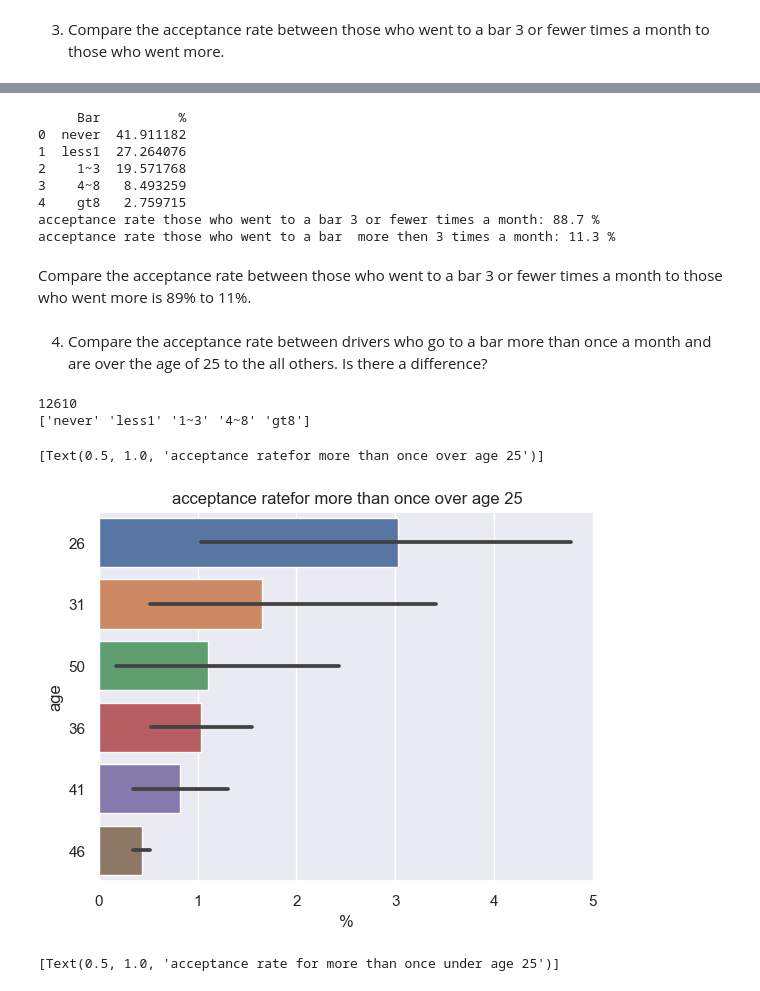
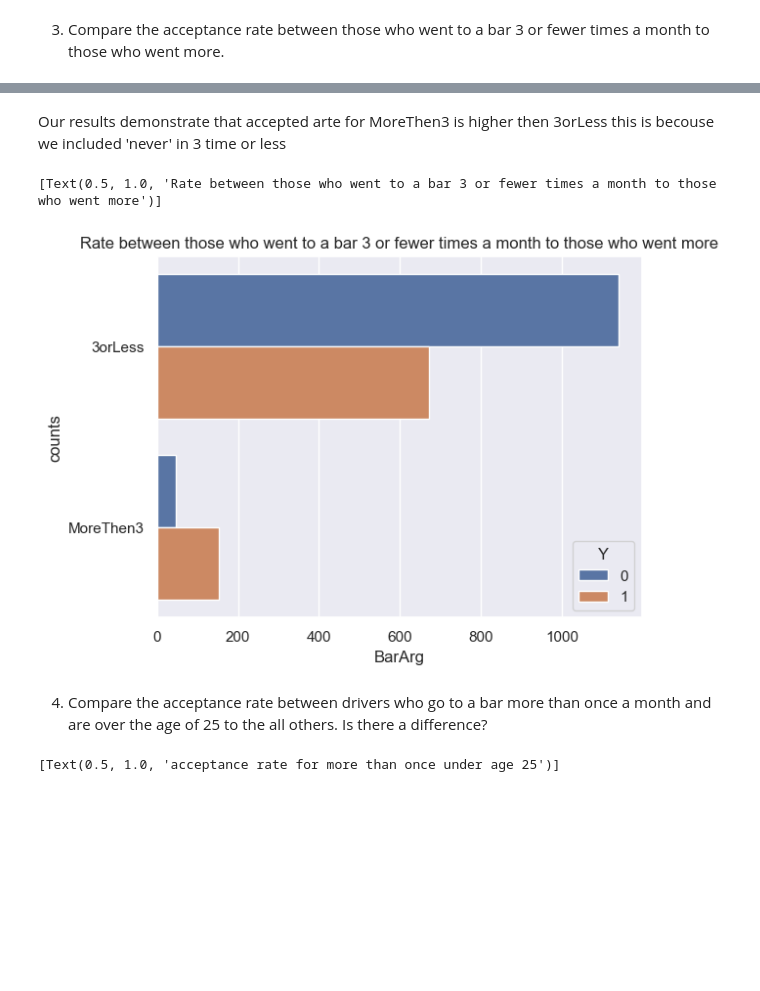
Before and after one commit to rvadavia/Testing-Git-for-UBC--ML, a Jupyter notebook: Assignment 5.1.ipynb, the cells around one changed output, grey strips where cells are left out. Drawn from its saved outputs; the diff is of its cells as text; code cells hidden in the pictures; blank space fills up the shorter version.

```diff
--- a/Assignment 5.1.ipynb
+++ b/Assignment 5.1.ipynb
@@ -258,0 +254,13 @@ sns.barplot(data=bar_CouponsPer, x= '%', y='Bar').set(title='acceptance rate bet
+# %%
+Coupons_bar = FinalData[["coupon","Y","Bar"]]
+Coupons_bar
+#print(Coupons_bar["Bar"].unique())
+barlist = ['never', 'less1', '1~3','gt8', '4~8']
+Coupons_bar_3orLess = Coupons_bar.query('coupon == "Bar" ')
+pd.set_option('mode.chained_assignment', None)
+Coupons_bar_3orLess['BarArg'] = Coupons_bar_3orLess['Bar'].replace(['never', 'less1', '1~3','gt8', '4~8'], ['3orLess','3orLess','3orLess','MoreThen3','MoreThen3'])
+Coupons_bar_3orLess1 = Coupons_bar_3orLess[["coupon","Y","BarArg"]]
+Coupons_bar_3orLess_count = Coupons_bar_3orLess1.value_counts()
+Coupons_bar_3orLess_count = Coupons_bar_3orLess_count.reset_index()
+Coupons_bar_3orLess_count.columns= ['coupon','Y','counts','BarArg']
+Coupons_bar_3orLess_count
@@ -259,44 +273,19 @@ sns.barplot(data=bar_CouponsPer, x= '%', y='Bar').set(title='acceptance rate bet
+# %% [markdown]
+Our results demonstrate that accepted arte for MoreThen3 is higher then 3orLess this is becouse we included 'never' in 3 time or less
+# %%
+sns.barplot(data=Coupons_bar_3orLess_count, x= 'BarArg', y='counts', hue= 'Y').set(title='Rate between those who went to a bar 3 or fewer times a month to those who went more')
+# %% [output]
+[Text(0.5, 1.0, 'Rate between those who went to a bar 3 or fewer times a month to those who went more')]
+[figure, added]
 # %%
-print(bar_CouponsPer)
+# print(bar_CouponsPer)
 
-sumLessthen3 = bar_CouponsPer.iloc[0:3,1].sum(axis=0).round(decimals = 1)
-sumMorethen3 = bar_CouponsPer.iloc[3:5,1].sum(axis=0).round(decimals = 1)
-print('acceptance rate those who went to a bar 3 or fewer times a month:', sumLessthen3,'%')
-print('acceptance rate those who went to a bar  more then 3 times a month:', sumMorethen3,'%')
+# sumLessthen3 = bar_CouponsPer.iloc[0:3,1].sum(axis=0).round(decimals = 1)
+# sumMorethen3 = bar_CouponsPer.iloc[3:5,1].sum(axis=0).round(decimals = 1)
+# print('acceptance rate those who went to a bar 3 or fewer times a month:', sumLessthen3,'%')
+# print('acceptance rate those who went to a bar  more then 3 times a month:', sumMorethen3,'%')
-# %% [output]
-     Bar          %
-0  never  41.911182
-1  less1  27.264076
-2    1~3  19.571768
-3    4~8   8.493259
-4    gt8   2.759715
-acceptance rate those who went to a bar 3 or fewer times a month: 88.7 %
-acceptance rate those who went to a bar  more then 3 times a month: 11.3 %
-# %% [markdown]
-Compare the acceptance rate between those who went to a bar 3 or fewer times a month to those who went more is 89% to 11%.
 # %% [markdown]
 4. Compare the acceptance rate between drivers who go to a bar more than once a month and are over the age of 25 to the all others.  Is there a difference?
-# %%
-
-
-barage_Coupons = data[["Bar","age"]].value_counts()
-barage_Coupons = barage_Coupons.reset_index()
-barage_Coupons.columns = ['Bar', 'age','sum']
-total = barage_Coupons[['sum']].sum(axis=0)
-print(total[0])
-barage_Coupons['%'] = barage_Coupons['sum'] * 100/ total[0]
-print(barage_Coupons["Bar"].unique())
-
-barage_Coupons['age'] = barage_Coupons['age'].replace(['50plus', 'below21'], ['50', '20'])
-df25andup = barage_Coupons.query('age > "25" & (Bar == "1~3" | Bar == "4~8" | Bar == "gt8") ')
-df25andunder = barage_Coupons.query('age < "25" & (Bar == "1~3" | Bar == "4~8" | Bar == "gt8") ')
-
-sns.barplot(data=df25andup, x= '%', y='age').set(title='acceptance ratefor more than once over age 25')
-# %% [output]
-12610
-['never' 'less1' '1~3' '4~8' 'gt8']
-[Text(0.5, 1.0, 'acceptance ratefor more than once over age 25')]
-[figure, removed]
 # %%
 sns.barplot(data=df25andunder, x= '%', y='age').set(title='acceptance rate for more than once under age 25')
 # %% [output]
```
Also changed, not shown: parts of 41 cells of this notebook.
